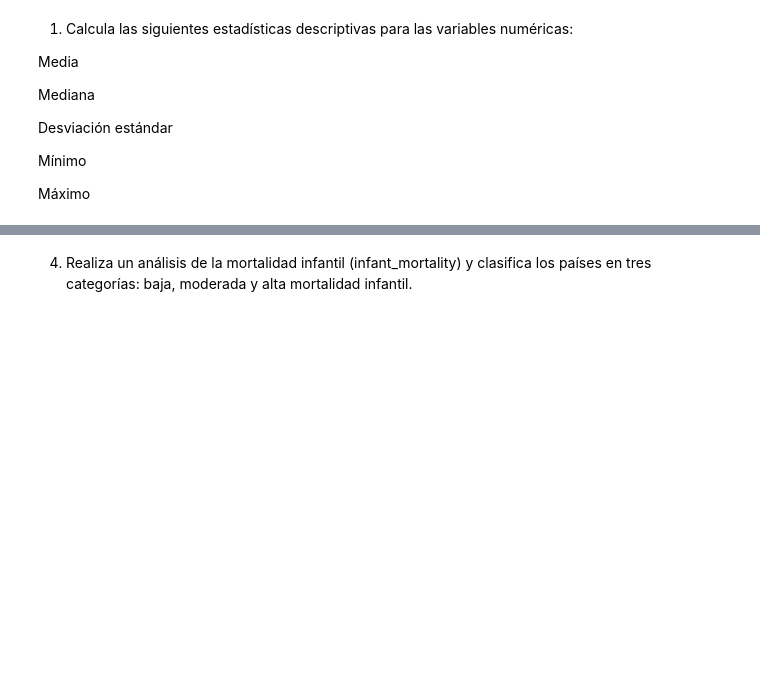
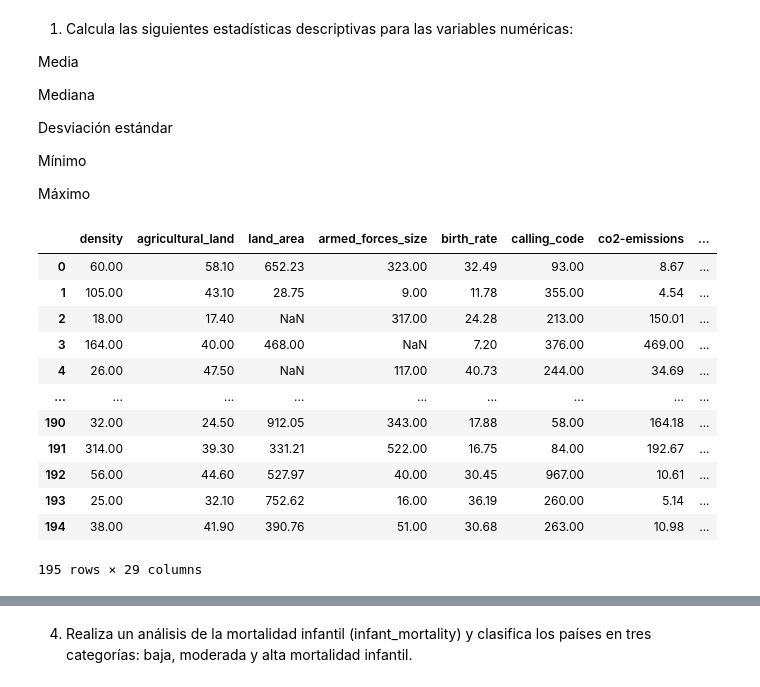
Before and after one commit to karinem0/promoG-modulo3-sprint2-pairprogramming-Johanna-Karine, a Jupyter notebook: 2.Estadística_descriptiva_pair_programming.ipynb, the cells around one changed output, grey strips where cells are left out. Saved outputs shown, nothing was run; the diff lists cells and outputs as text; code cells hidden in the pictures; blank space fills up the shorter version.

```diff
--- a/2.Estadística_descriptiva_pair_programming.ipynb
+++ b/2.Estadística_descriptiva_pair_programming.ipynb
@@ -23,3 +55,20 @@ Desviación estándar
 Mínimo
 
 Máximo
+# %%
+df_numeric = df.select_dtypes(include=np.number)
+df_numeric
+# %% [output]
+|  | density | agricultural_land | land_area | armed_forces_size | birth_rate | calling_code | co2-emissions | ... |
+| 0 | 60.00 | 58.10 | 652.23 | 323.00 | 32.49 | 93.00 | 8.67 | ... |
+| 1 | 105.00 | 43.10 | 28.75 | 9.00 | 11.78 | 355.00 | 4.54 | ... |
+| 2 | 18.00 | 17.40 | NaN | 317.00 | 24.28 | 213.00 | 150.01 | ... |
+| 3 | 164.00 | 40.00 | 468.00 | NaN | 7.20 | 376.00 | 469.00 | ... |
+| 4 | 26.00 | 47.50 | NaN | 117.00 | 40.73 | 244.00 | 34.69 | ... |
+| ... | ... | ... | ... | ... | ... | ... | ... | ... |
+| 190 | 32.00 | 24.50 | 912.05 | 343.00 | 17.88 | 58.00 | 164.18 | ... |
+| 191 | 314.00 | 39.30 | 331.21 | 522.00 | 16.75 | 84.00 | 192.67 | ... |
+| 192 | 56.00 | 44.60 | 527.97 | 40.00 | 30.45 | 967.00 | 10.61 | ... |
+| 193 | 25.00 | 32.10 | 752.62 | 16.00 | 36.19 | 260.00 | 5.14 | ... |
+| 194 | 38.00 | 41.90 | 390.76 | 51.00 | 30.68 | 263.00 | 10.98 | ... |
+195 rows × 29 columns
```
Also changed, not shown: parts of 22 cells of this notebook.
